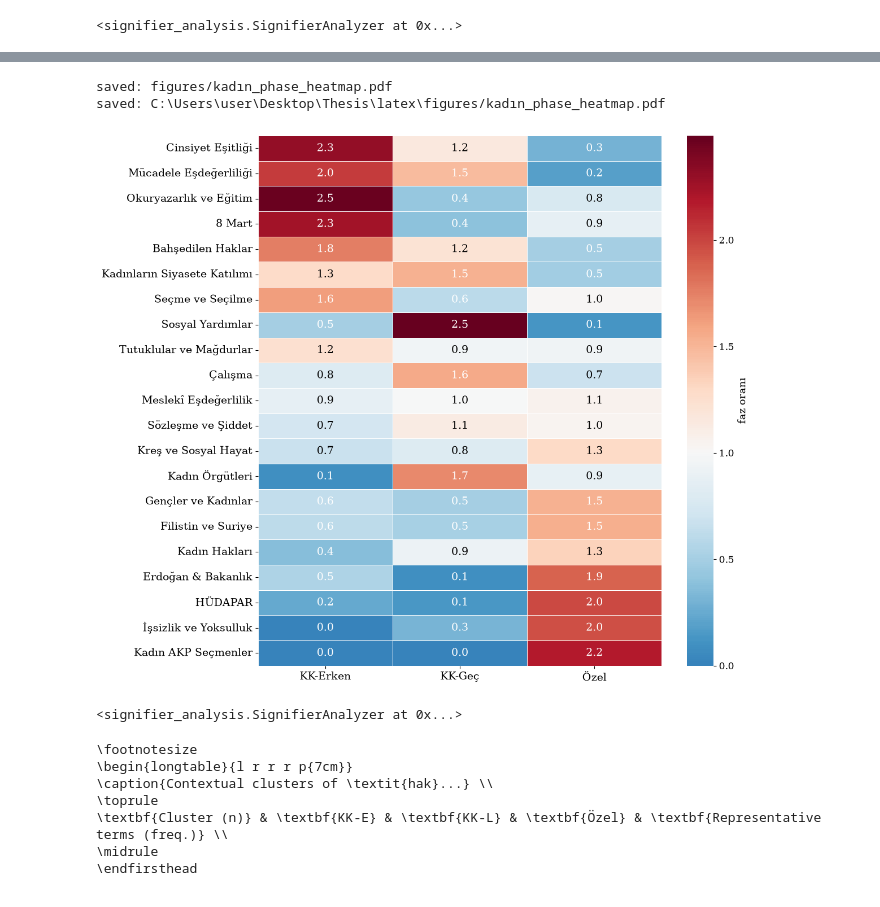
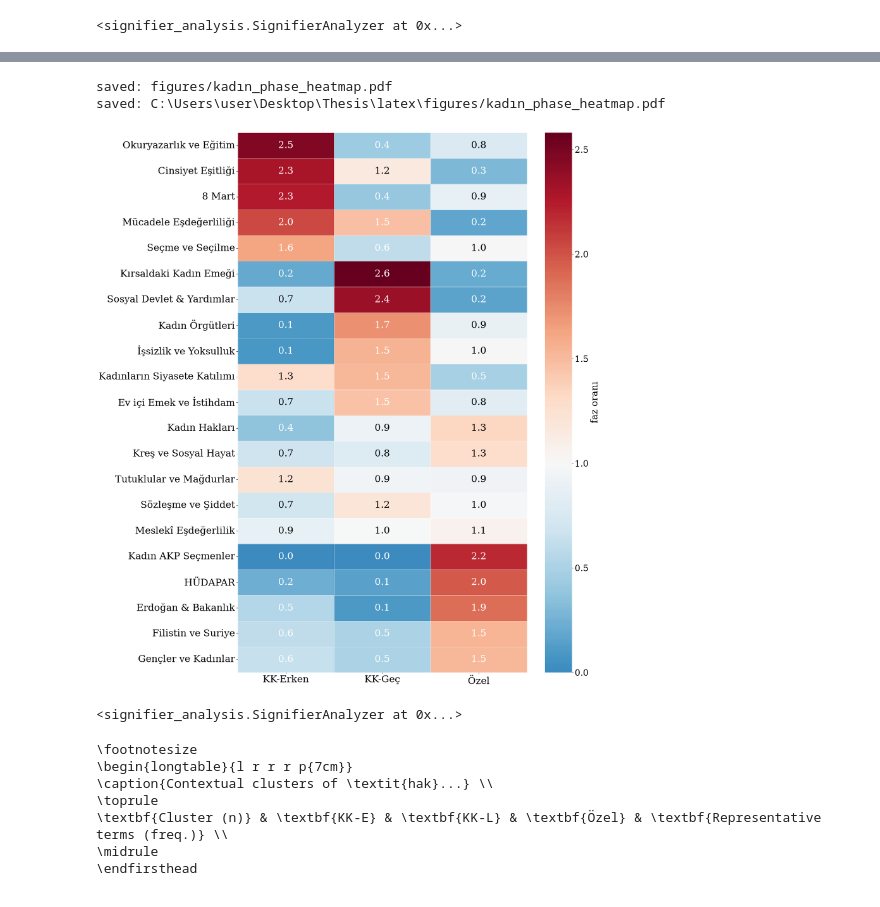
Before and after one commit to LSE-63884-2526/chp_latex, a Jupyter notebook: notebooks/kadın_analysis.ipynb, the cells around one changed output, grey strips where cells are left out. Saved outputs shown, nothing was run; the diff lists cells and outputs as text; code cells hidden in the pictures.

```diff
--- a/notebooks/kadın_analysis.ipynb
+++ b/notebooks/kadın_analysis.ipynb
@@ -139,22 +107,20 @@ KeyError: 'Okuryazarlık ve Eğitim'
 kadın.set_cluster_group("Cinsiyet Eşitliği", [0, 3, 6, 7]) # 7 kadın erkek eşitliğinin teminatıyız
 kadın.set_cluster_group("Mücadele Eşdeğerliliği", [11, 12, 33])
 kadın.set_cluster_group("Meslekî Eşdeğerlilik", [4, 5, 60, 57])
-kadın.set_cluster_group("Bahşedilen Haklar", [58, 64])
-kadın.set_cluster_group("Sözleşme ve Şiddet", [53, 54, 55, 56, 103])
+kadın.set_cluster_group("Sözleşme ve Şiddet", [53, 54, 55, 56, 103, 6107])
 kadın.set_cluster_group("Seçme ve Seçilme", [31, 38, 30])
-kadın.set_cluster_group("Çalışma", [19, 18, 66, 51])
-kadın.set_cluster_group("Gençler ve Kadınlar", [17, 47, 23, 24, 37, 44, 5600, 5611, 5602, 5606])
+kadın.set_cluster_group("Ev içi Emek ve İstihdam", [18, 66, 6103])
+kadın.set_cluster_group("Kırsaldaki Kadın Emeği", [5609, 5604, 5603, 6105])
+kadın.set_cluster_group("Gençler ve Kadınlar", [17, 47, 23, 24, 37, 5600, 5611, 5602, 5606])
 kadın.set_cluster_group("Okuryazarlık ve Eğitim", [7502,7501])
 kadın.set_cluster_group("Filistin ve Suriye", [26, 27])
 kadın.set_cluster_group("Erdoğan & Bakanlık", [29, 5606])
 kadın.set_cluster_group("HÜDAPAR", [13])
 kadın.set_cluster_group("8 Mart", [8, 9])
-
-kadın.set_cluster_group("Sosyal Devlet & Yardımlar", [5604, 5603, 5609,15, 16, 5608, 6801])
-
-kadın.set_cluster_group("İşsizlik ve Yoksulluk", [7500])
+kadın.set_cluster_group("Sosyal Devlet & Yardımlar", [15, 16, 5608, 6801])
+kadın.set_cluster_group("İşsizlik ve Yoksulluk", [7500, 6104, 6106])
 kadın.set_cluster_group("Kadın Örgütleri", [21])
-kadın.set_cluster_group("Kadınların Siyasete Katılımı", [7801])
+kadın.set_cluster_group("Kadınların Siyasete Katılımı", [7801, 44])
 kadın.set_cluster_group("Tutuklular ve Mağdurlar", [28, 6802])
 kadın.set_cluster_group("Kreş ve Sosyal Hayat", [67, 59])
 #kadın.set_cluster_group("Appeal", [32, 35])
@@ -287,9 +227,9 @@ c51 n= 166 f1=0.7 f2=1.6 f3=0.7 [f2 1.6]
 # %%
-kadın.plot_phase_heatmap(save_dir="figures", show=True, fmt="pdf", dpi=600, figsize=(12, 10), label_fs=(14))
+kadın.plot_phase_heatmap(save_dir="figures", show=True, fmt="pdf", dpi=600, figsize=(19, 21), label_fs=(26))
 # %% [output]
 saved: figures/kadın_phase_heatmap.pdf
 saved: C:\Users\user\Desktop\Thesis\latex\figures/kadın_phase_heatmap.pdf
-[figure, old version]
+[figure, new version]
 <signifier_analysis.SignifierAnalyzer at 0x...>
 # %%
 print(kadın.latex_group_table())
```
Also changed, not shown: parts of 14 cells of this notebook, 16 other files.
